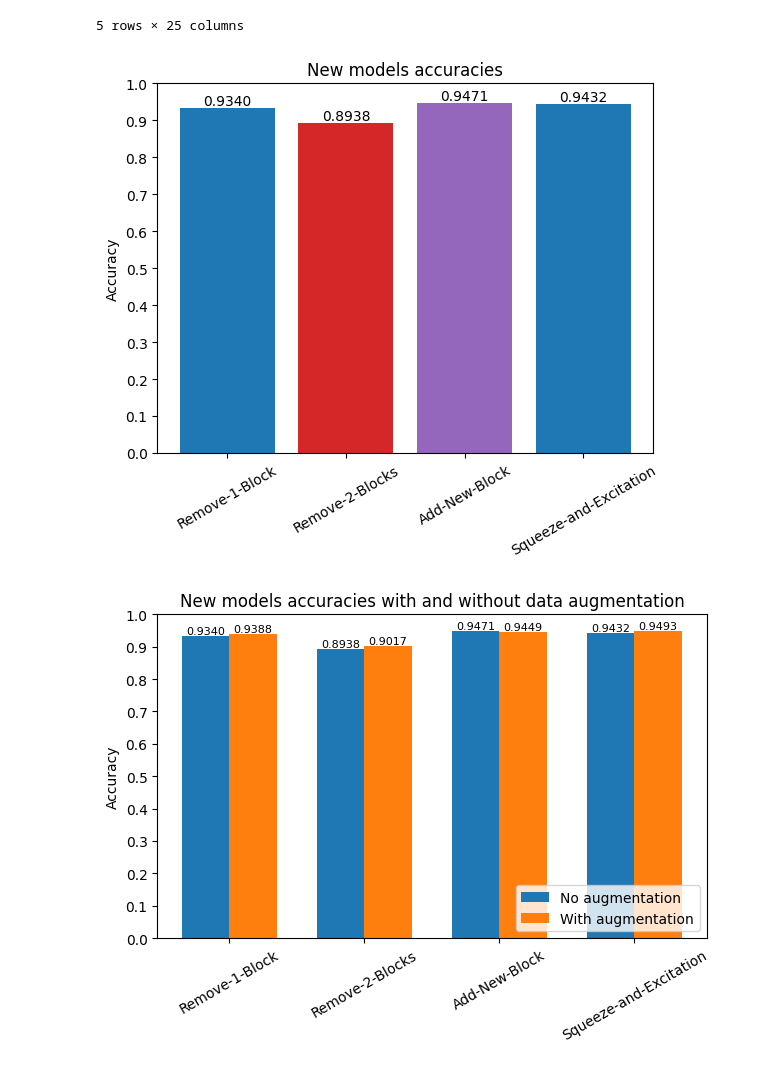
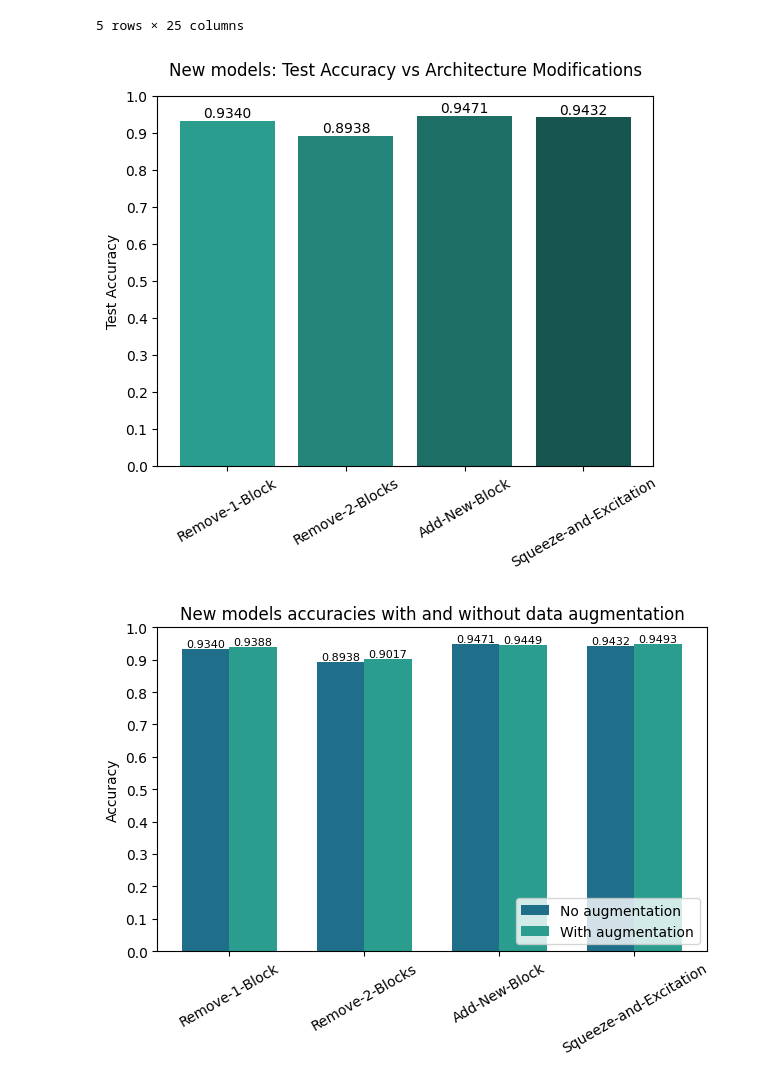
Before and after one commit to MCV-C3/project-team-6, a Jupyter notebook: Week3/report/plot_report.ipynb, the cells around one changed output. Cells and saved outputs as stored; diff of their text form; code cells hidden in the pictures.

Commit message:
Added fine-tuning plot + change color theme

```diff
--- a/Week3/report/plot_report.ipynb
+++ b/Week3/report/plot_report.ipynb
@@ -21,45 +56,48 @@ accuracies = []
 for name in names:
     accuracies.append(df[name + " Unfreezed - test_accuracy"].max())
 
+base_color = "#2a9d8f"
+rgb = np.array(mcolors.to_rgb(base_color))
+colors = [rgb * (1.0 - 0.6*i/len(accuracies)) for i in range(len(accuracies))]
 
-bars = plt.bar(names, accuracies, color=["tab:blue", "tab:red", "tab:purple"])
+bars = plt.bar(names, accuracies, color=colors)
 plt.bar_label(bars, fmt='%.4f', padding=0)
-plt.ylabel("Accuracy")
+plt.ylabel("Test Accuracy")
 plt.yticks([0, 0.1, 0.2, 0.3, 0.4, 0.5, 0.6, 0.7, 0.8, 0.9, 1])
 plt.xticks(rotation=30)
-plt.title("New models accuracies")
+plt.title("New models: Test Accuracy vs Architecture Modifications", pad=15)
 plt.show()
 # %% [output]
-[figure, old version]
+[figure, new version]
 # %%
 names = ["Remove-1-Block", "Remove-2-Blocks", "Add-New-Block", "Squeeze-and-Excitation"]
 accuracies_no_WDA = []
 accuracies_WDA = []
 
 for name in names:
     accuracies_no_WDA.append(df[name + " Unfreezed - test_accuracy"].max())
     accuracies_WDA.append(df[name + " Unfreezed WDA - test_accuracy"].max())
 
 
 x = np.arange(len(names))   # label locations
 width = 0.35                 # width of the bars
 
 plt.figure()
-bars1 = plt.bar(x - width/2, accuracies_no_WDA, width, label="No augmentation")
-bars2= plt.bar(x + width/2, accuracies_WDA, width, label="With augmentation")
+bars1 = plt.bar(x - width/2, accuracies_no_WDA, width, label="No augmentation", color="#1f6f8b")
+bars2= plt.bar(x + width/2, accuracies_WDA, width, label="With augmentation", color="#2a9d8f")
 plt.bar_label(bars1, fmt='%.4f', padding=0, fontsize=8)
 plt.bar_label(bars2, fmt='%.4f', padding=0, fontsize=8)
 
 # plt.xlabel("Model")
 plt.xticks(rotation=30)
 plt.ylabel("Accuracy")
 plt.title("New models accuracies with and without data augmentation")
 plt.xticks(x, names)
 plt.legend(loc="lower right")
 
 plt.yticks([0, 0.1, 0.2, 0.3, 0.4, 0.5, 0.6, 0.7, 0.8, 0.9, 1])
 
 plt.tight_layout()
 plt.show()
 # %% [output]
-[figure, old version]
+[figure, new version]
```
Also changed, not shown: parts of 5 cells of this notebook.
